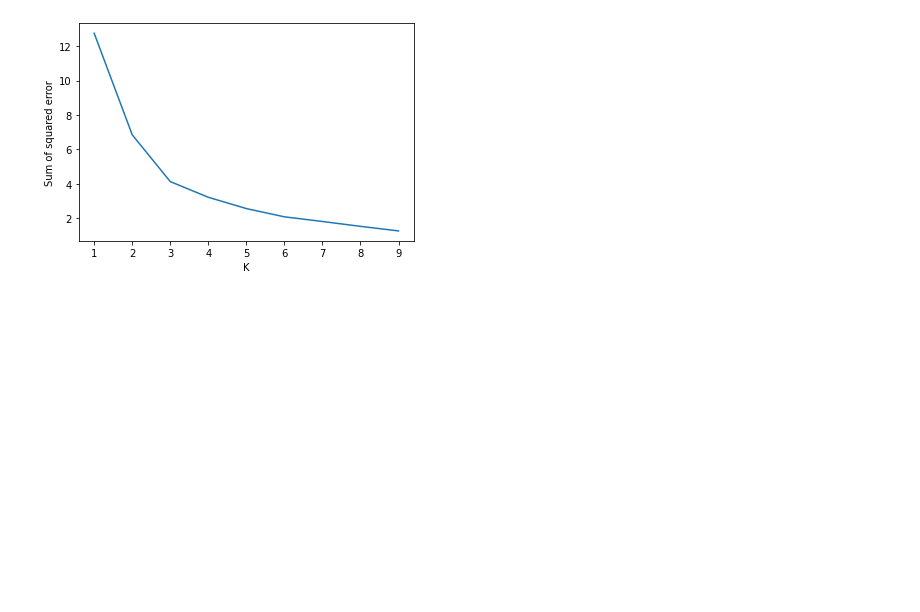
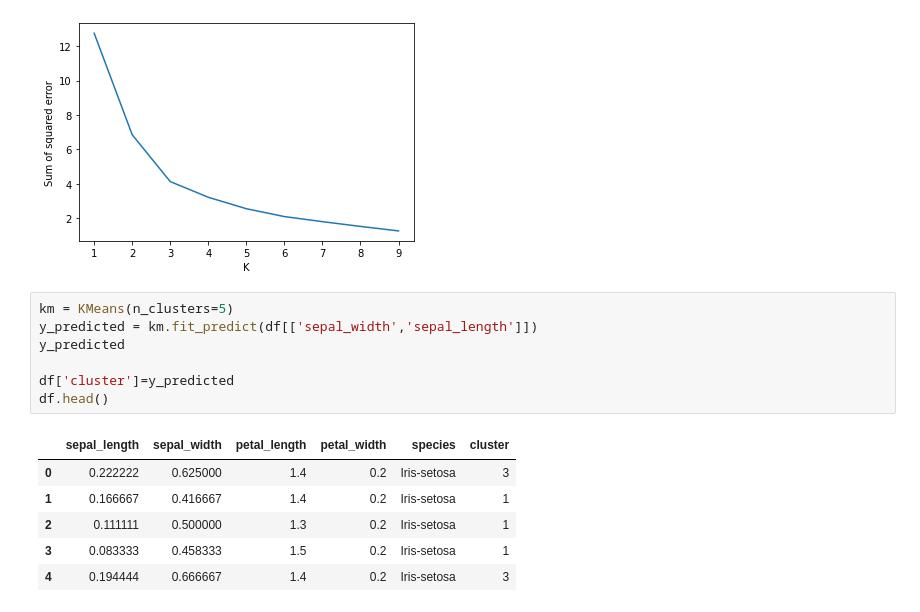
Before and after one commit to npackr/iris-kmeans-clustering, a Jupyter notebook: kpdl-th1-iris-kmeans-clustering.ipynb, the cells around one changed output. Cells and saved outputs as stored; diff of their text form; blank space fills up the shorter version.

```diff
--- a/kpdl-th1-iris-kmeans-clustering.ipynb
+++ b/kpdl-th1-iris-kmeans-clustering.ipynb
@@ -130,3 +130,17 @@ plt.plot(k_rng,sse)
 # %% [output]
 [<matplotlib.lines.Line2D at 0x...>]
 [figure]
+# %%
+km = KMeans(n_clusters=5)
+y_predicted = km.fit_predict(df[['sepal_width','sepal_length']])
+y_predicted
+
+df['cluster']=y_predicted
+df.head()
+# %% [output]
+|  | sepal_length | sepal_width | petal_length | petal_width | species | cluster |
+| 0 | 0.222222 | 0.625000 | 1.4 | 0.2 | Iris-setosa | 3 |
+| 1 | 0.166667 | 0.416667 | 1.4 | 0.2 | Iris-setosa | 1 |
+| 2 | 0.111111 | 0.500000 | 1.3 | 0.2 | Iris-setosa | 1 |
+| 3 | 0.083333 | 0.458333 | 1.5 | 0.2 | Iris-setosa | 1 |
+| 4 | 0.194444 | 0.666667 | 1.4 | 0.2 | Iris-setosa | 3 |
```
Also changed, not shown: parts of 5 cells of this notebook.
